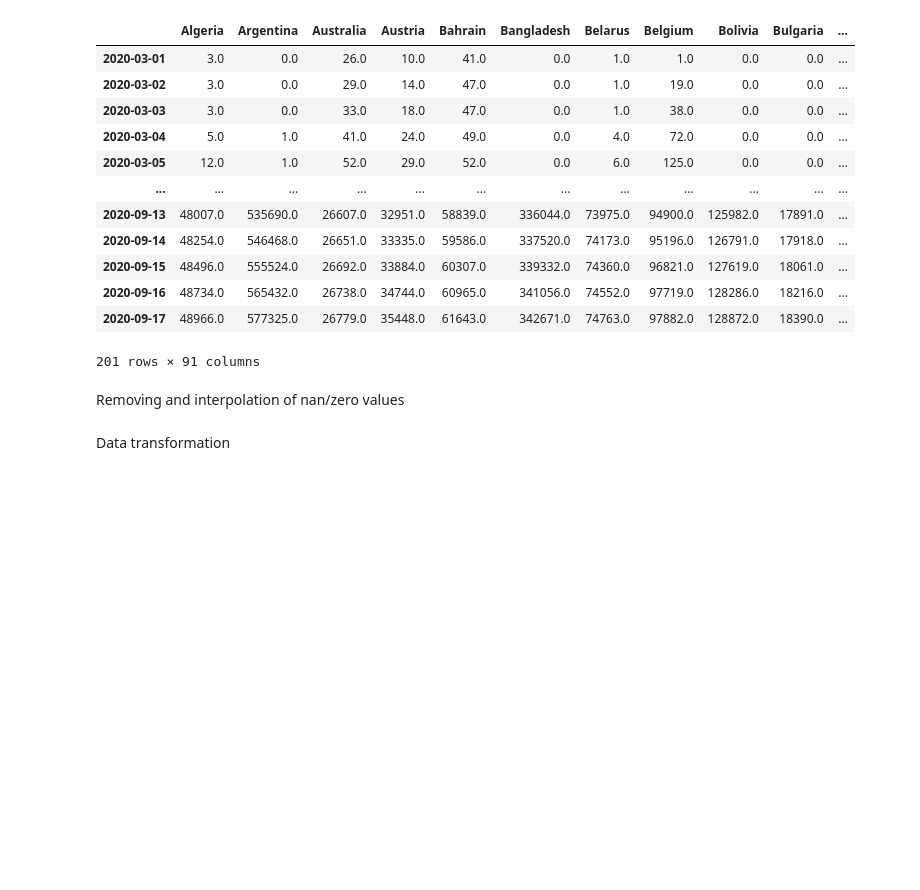
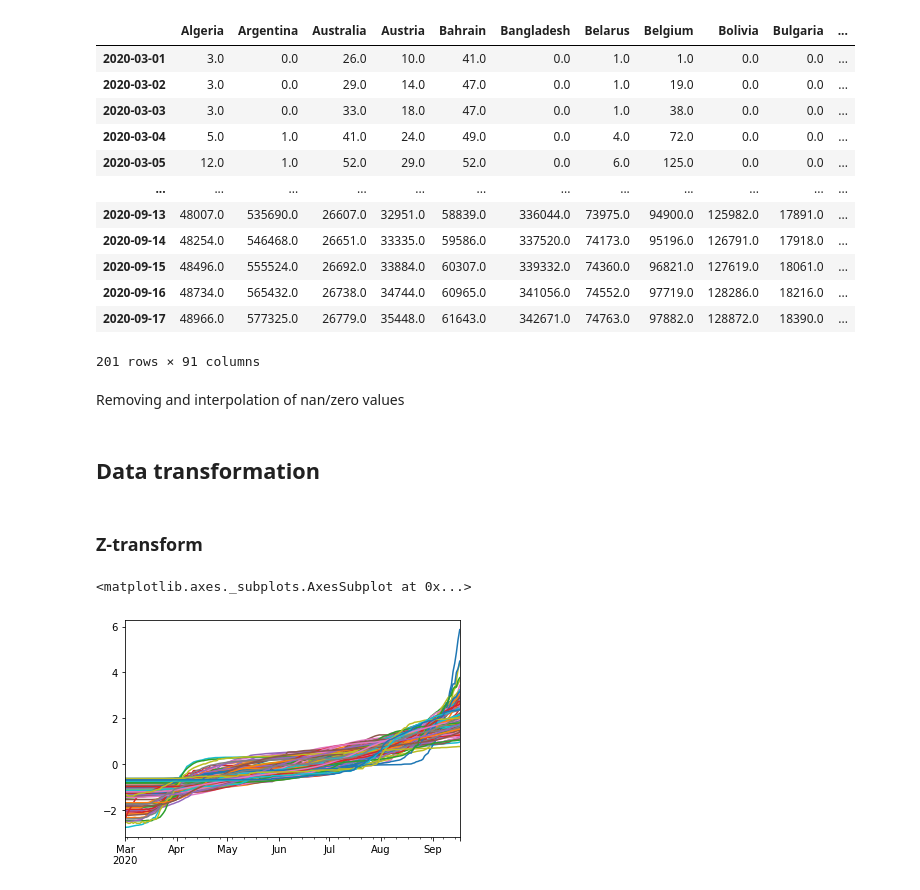
Before and after one commit to anweei/Covid-forecasting, a Jupyter notebook: common/preprocessing.ipynb, the cells around one changed output. Cells and saved outputs as stored; diff of their text form; code cells hidden in the pictures; blank space fills up the shorter version.

```diff
--- a/common/preprocessing.ipynb
+++ b/common/preprocessing.ipynb
@@ -119,5 +119,19 @@ df_res.replace(to_replace=0, method='ffill')
 df_res.to_csv('covid_cases_ver_1.csv')
 # %% [markdown]
 Removing and interpolation of nan/zero values
-# %% [markdown]
-Data transformation
+# %% [markdown]
+## Data transformation ##
+# %% [markdown]
+### Z-transform ###
+# %%
+means=df_res.mean(axis=0)
+stds=df_res.std(axis=0)
+
+z_df=df_res.copy()
+for col in df_res.columns:
+    z_df[col]=(df_res[col]-means[col])/stds[col]
+# %%
+z_df.plot(legend='')
+# %% [output]
+<matplotlib.axes._subplots.AxesSubplot at 0x...>
+[figure, added]
```
Also changed, not shown: parts of 2 cells of this notebook, 1 other file.
